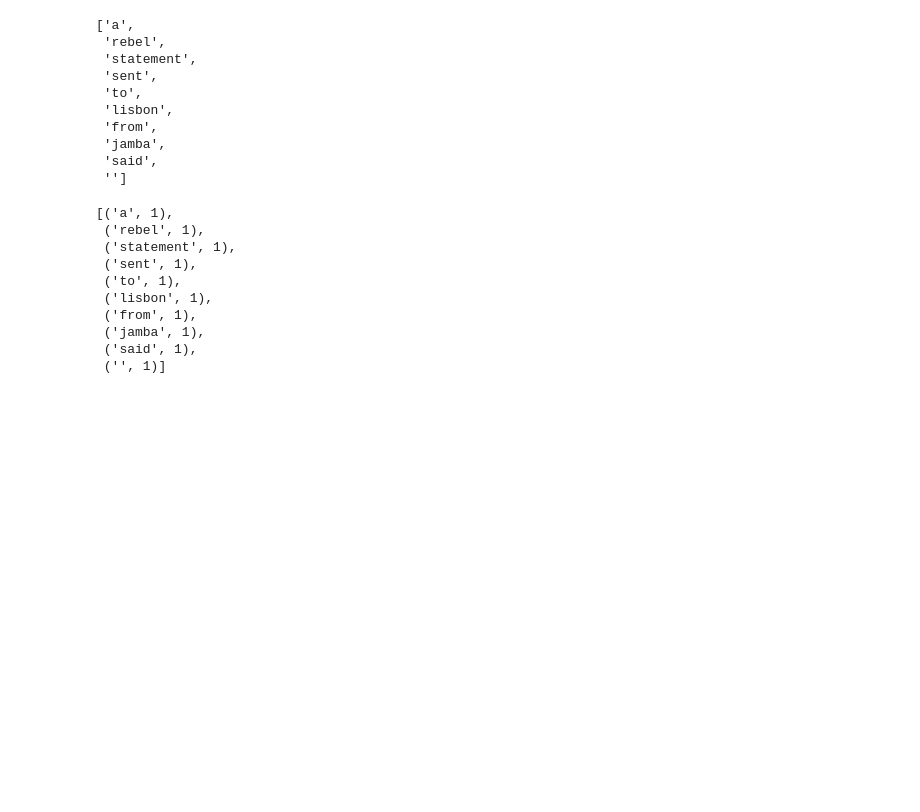
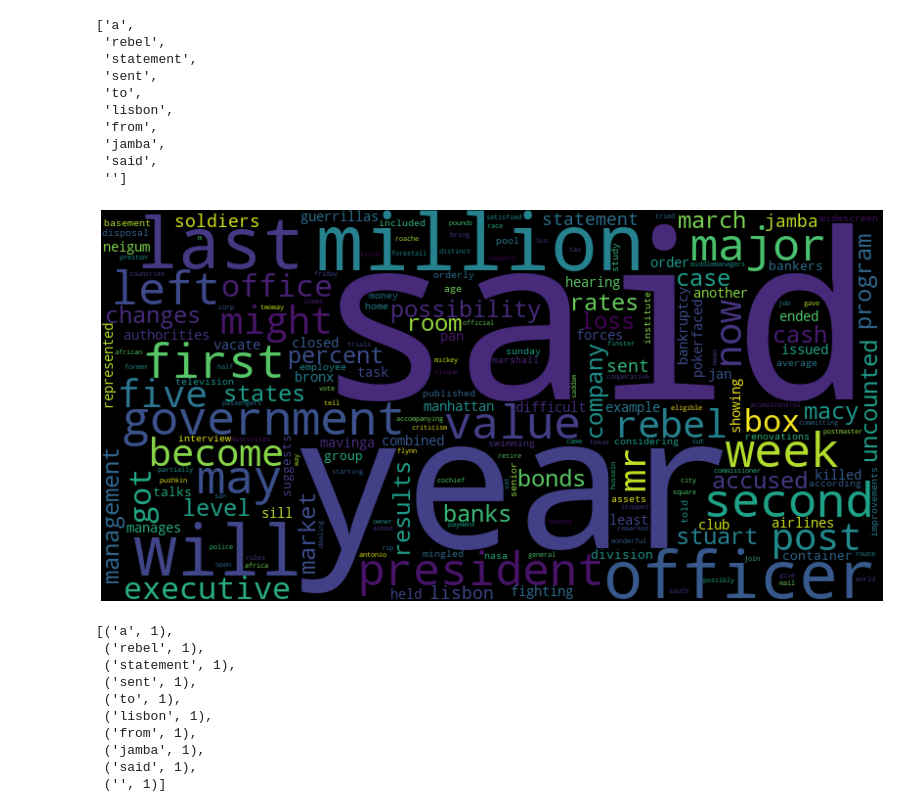
Before and after one commit to fawern/BigData-WordCount-PySpark, a Jupyter notebook: wordcount.ipynb, the cells around one changed output. Cells and saved outputs as stored; diff of their text form; code cells hidden in the pictures; blank space fills up the shorter version.

```diff
--- a/wordcount.ipynb
+++ b/wordcount.ipynb
@@ -24,7 +22,4 @@ findspark.init("C:\spark")
 # %%
-from pyspark.sql import SparkSession
-from pyspark.conf import SparkConf
-
 spark = SparkSession.builder\
     .master('local')\
         .appName('PysparkWordCountApp')\
@@ -32,7 +27,7 @@ spark = SparkSession.builder\
 
 sc = spark.sparkContext
 
-rdd = sc.textFile('leipzig124MB.txt')
+rdd = sc.textFile('./leipzig124MB.txt')
 
 print('appName : ', sc.appName)
 print('version : ', sc.version)
@@ -110,9 +102,9 @@ def clean_data(x):
 # %%
 rdd_reCont = rdd.map(remove_contractions)
 
-cleaned_rdd = rdd.map(clean_data)
+cleaned_rdd = rdd_reCont.map(clean_data)
 
-cleaned_rdd.count() # Number of lines is 1000000
+cleaned_rdd.count()
 # %% [output]
 1000000
 # %%
@@ -142,6 +134,14 @@ words.take(10)
  'jamba',
  'said',
  '']
+# %%
+plt.subplots(figsize=(20, 15))
+word_cloud = WordCloud(background_color='black', width=800, height=400).generate(' '.join(words.collect()[:1000]))
+plt.imshow(word_cloud)
+plt.axis('off')
+plt.show()
+# %% [output]
+[figure, added]
 # %%
 uniqueWords = words.map(lambda word : (word, 1))
 uniqueWords.take(10)
```
Also changed, not shown: parts of 20 cells of this notebook, 2 other files.
